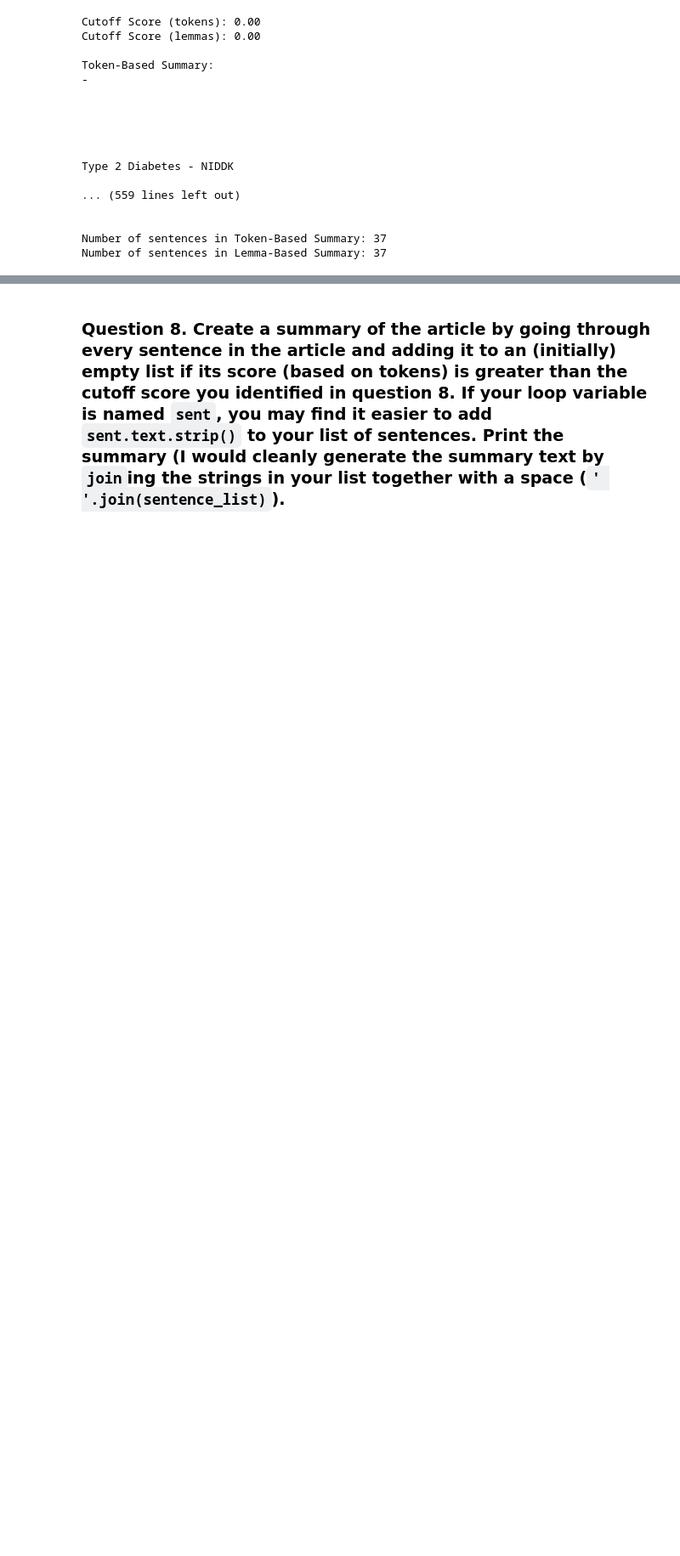
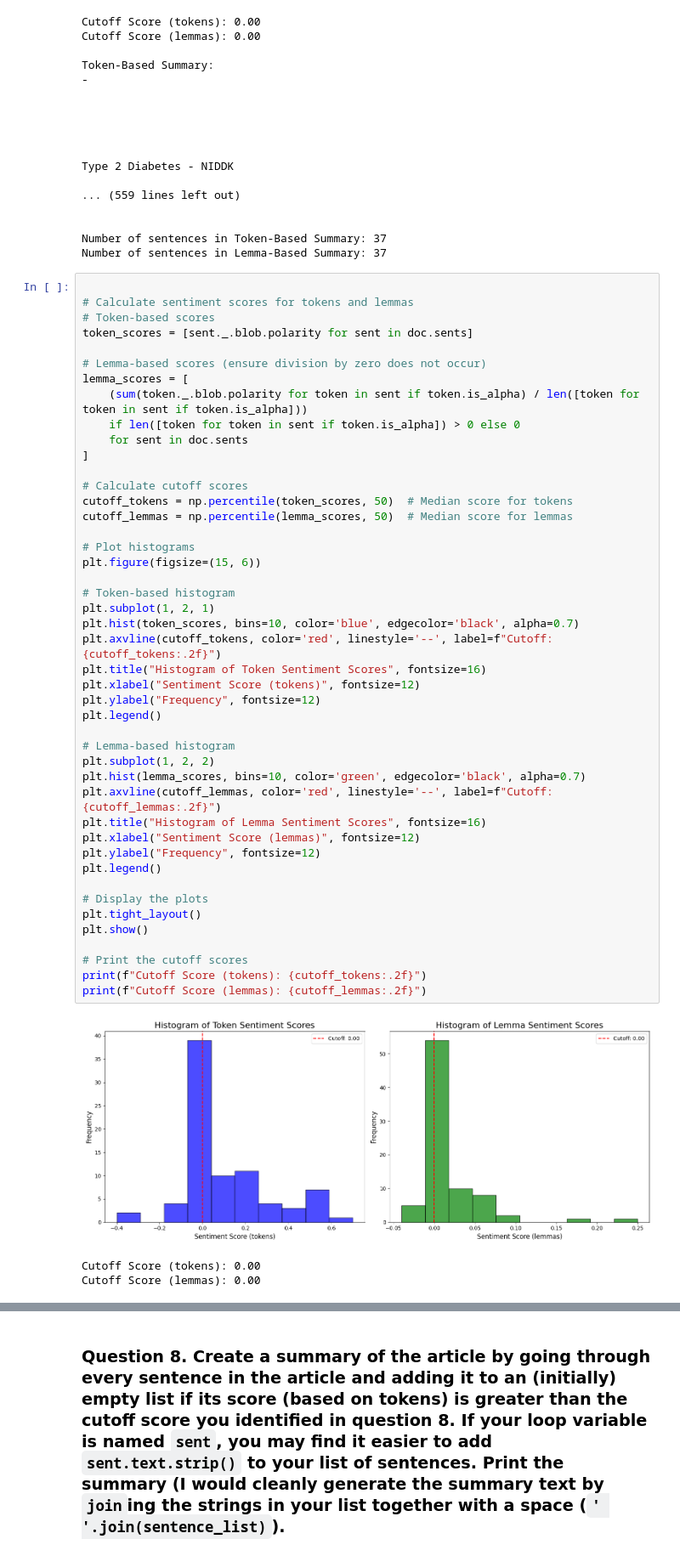
Before and after one commit to albertokabore/Albert_Final_Module_7_article-summarizer, a Jupyter notebook: article-summarizer.ipynb, the cells around one changed output, grey strips where cells are left out. Shown at 85% size. Cells and saved outputs as stored; diff of their text form; blank space fills up the shorter version.

```diff
--- a/article-summarizer.ipynb
+++ b/article-summarizer.ipynb
@@ -327,3 +327,52 @@ Type 2 Diabetes - NIDDK
 
 Number of sentences in Token-Based Summary: 37
 Number of sentences in Lemma-Based Summary: 37
+# %%
+
+# Calculate sentiment scores for tokens and lemmas
+# Token-based scores
+token_scores = [sent._.blob.polarity for sent in doc.sents]
+
+# Lemma-based scores (ensure division by zero does not occur)
+lemma_scores = [
+    (sum(token._.blob.polarity for token in sent if token.is_alpha) / len([token for token in sent if token.is_alpha]))
+    if len([token for token in sent if token.is_alpha]) > 0 else 0
+    for sent in doc.sents
+]
+
+# Calculate cutoff scores
+cutoff_tokens = np.percentile(token_scores, 50)  # Median score for tokens
+cutoff_lemmas = np.percentile(lemma_scores, 50)  # Median score for lemmas
+
+# Plot histograms
+plt.figure(figsize=(15, 6))
+
+# Token-based histogram
+plt.subplot(1, 2, 1)
+plt.hist(token_scores, bins=10, color='blue', edgecolor='black', alpha=0.7)
+plt.axvline(cutoff_tokens, color='red', linestyle='--', label=f"Cutoff: {cutoff_tokens:.2f}")
+plt.title("Histogram of Token Sentiment Scores", fontsize=16)
+plt.xlabel("Sentiment Score (tokens)", fontsize=12)
+plt.ylabel("Frequency", fontsize=12)
+plt.legend()
+
+# Lemma-based histogram
+plt.subplot(1, 2, 2)
+plt.hist(lemma_scores, bins=10, color='green', edgecolor='black', alpha=0.7)
+plt.axvline(cutoff_lemmas, color='red', linestyle='--', label=f"Cutoff: {cutoff_lemmas:.2f}")
+plt.title("Histogram of Lemma Sentiment Scores", fontsize=16)
+plt.xlabel("Sentiment Score (lemmas)", fontsize=12)
+plt.ylabel("Frequency", fontsize=12)
+plt.legend()
+
+# Display the plots
+plt.tight_layout()
+plt.show()
+
+# Print the cutoff scores
+print(f"Cutoff Score (tokens): {cutoff_tokens:.2f}")
+print(f"Cutoff Score (lemmas): {cutoff_lemmas:.2f}")
+# %% [output]
+[figure, added]
+Cutoff Score (tokens): 0.00
+Cutoff Score (lemmas): 0.00
```
Also changed, not shown: parts of 4 cells of this notebook, 1 other file.
